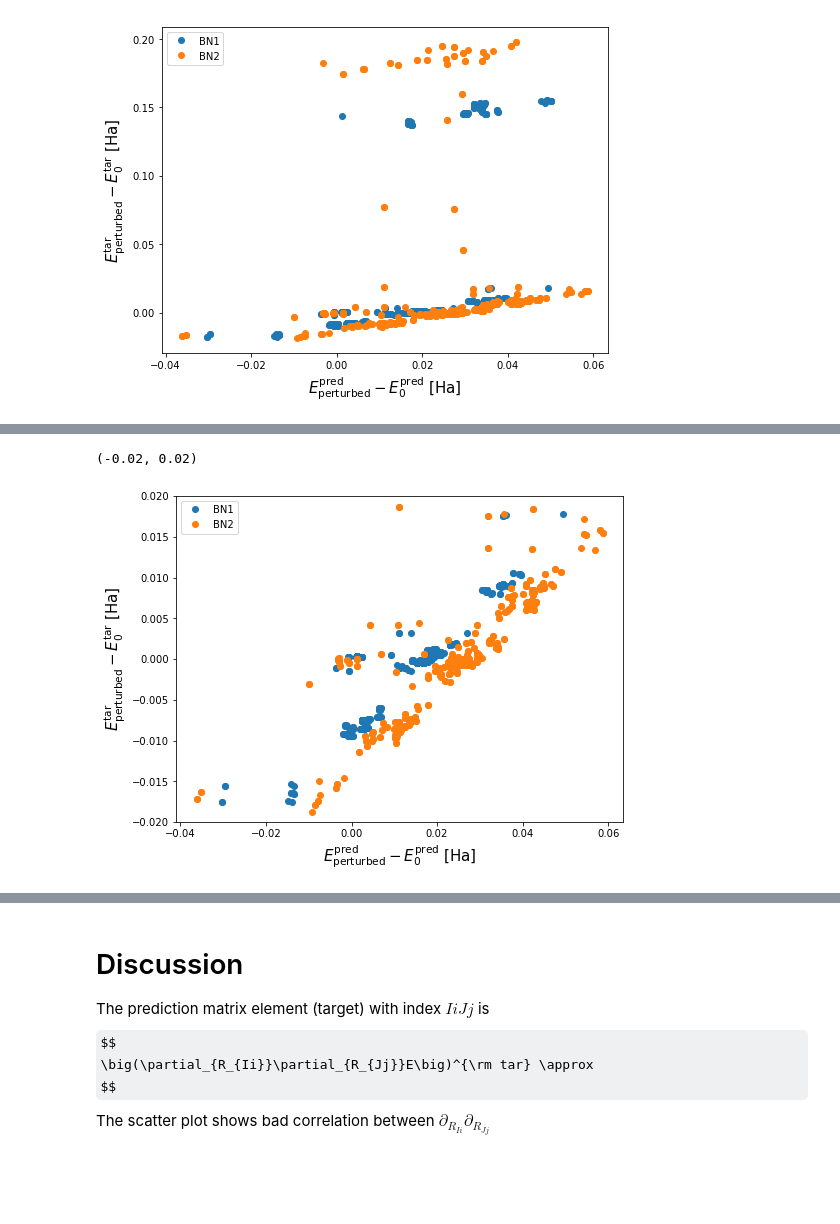
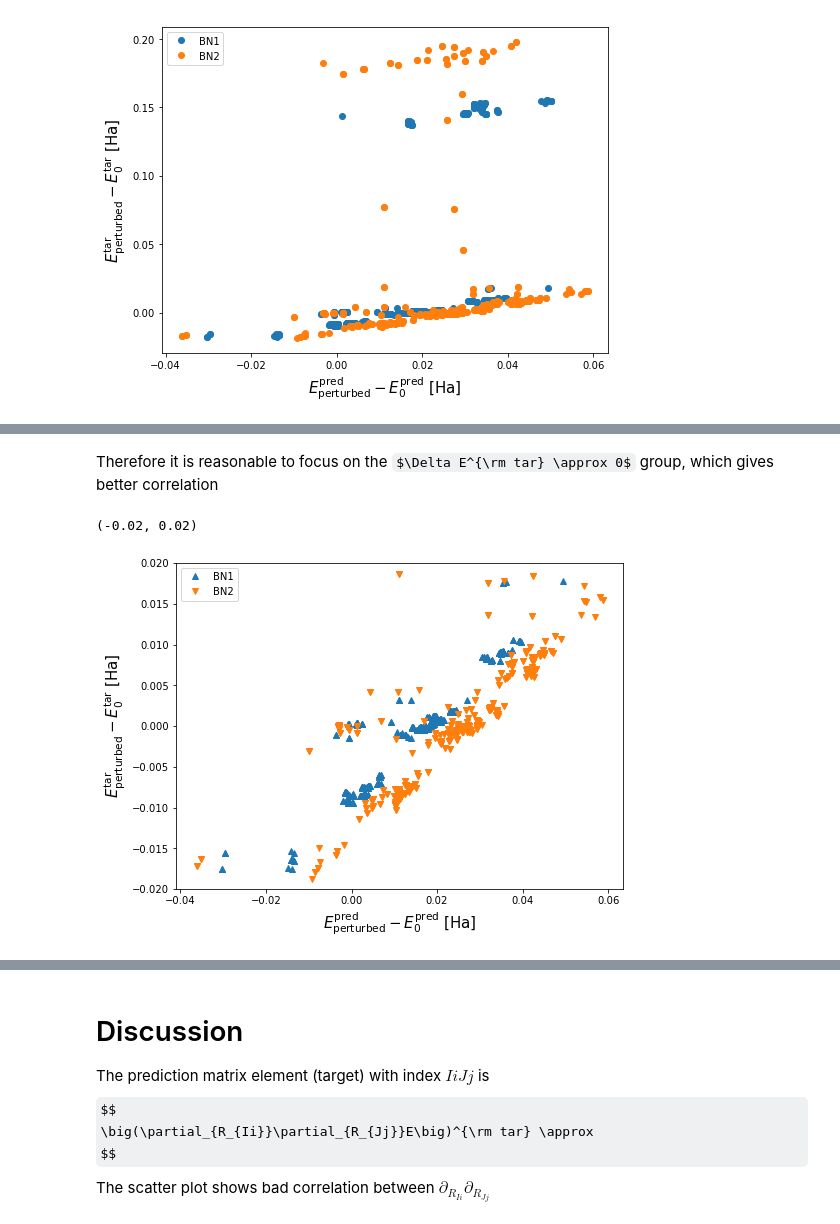
Before and after one commit to SamKChang/phononic_Tc_20170712, a Jupyter notebook: 01_finiteDifferenceTest/structure_test.ipynb, the cells around one changed output, grey strips where cells are left out. Drawn from its saved outputs; the diff is of its cells as text; code cells hidden in the pictures; some formulas as TeX source; blank space fills up the shorter version.

```diff
--- a/01_finiteDifferenceTest/structure_test.ipynb
+++ b/01_finiteDifferenceTest/structure_test.ipynb
@@ -361,11 +372,13 @@ There are obviouly two groups of $\Delta E^{\rm tar} > 1.5$ and $\Delta E^{\rm t
+# %% [markdown]
+Therefore it is reasonable to focus on the $\Delta E^{\rm tar} \approx 0$ group, which gives better correlation
 # %%
 plt.figure(figsize=(8,6))
-plt.plot(dE_BN1_prd, dE_BN1_tar, ls='', marker='o', label='BN1')
-plt.plot(dE_BN2_prd, dE_BN2_tar, ls='', marker='o', label='BN2')
+plt.plot(dE_BN1_prd, dE_BN1_tar, ls='', marker='^', label='BN1')
+plt.plot(dE_BN2_prd, dE_BN2_tar, ls='', marker='v', label='BN2')
 plt.legend(loc=2)
 plt.xlabel(r'$E_{\rm perturbed}^{\rm pred} - E_0^{\rm pred}$ [Ha]', fontsize=15)
 plt.ylabel(r'$E_{\rm perturbed}^{\rm tar} - E_0^{\rm tar}$ [Ha]', fontsize=15)
 plt.ylim(-0.02,0.02)
 # %% [output]
 (-0.02, 0.02)
-[figure, old version]
+[figure, new version]
```
Also changed, not shown: parts of 5 cells of this notebook.
